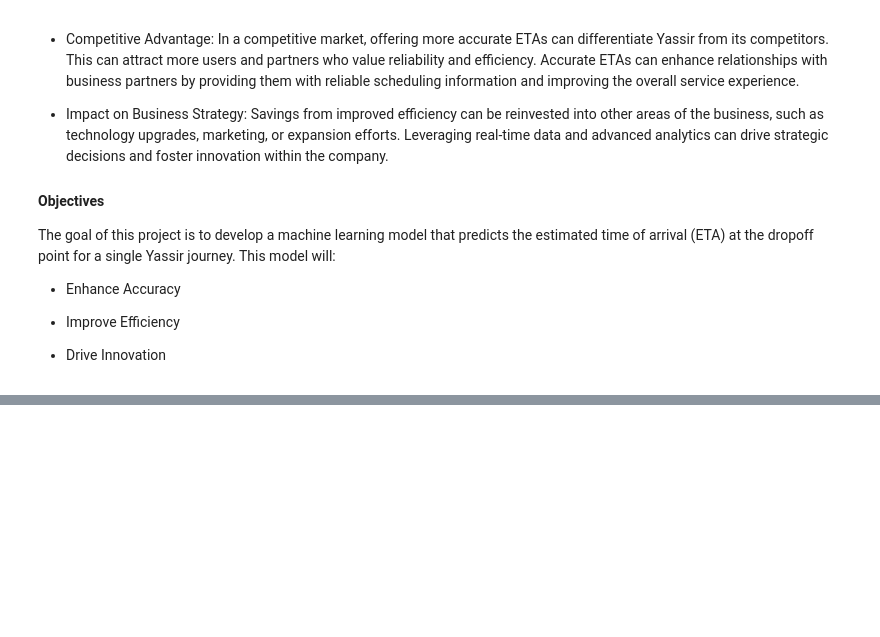
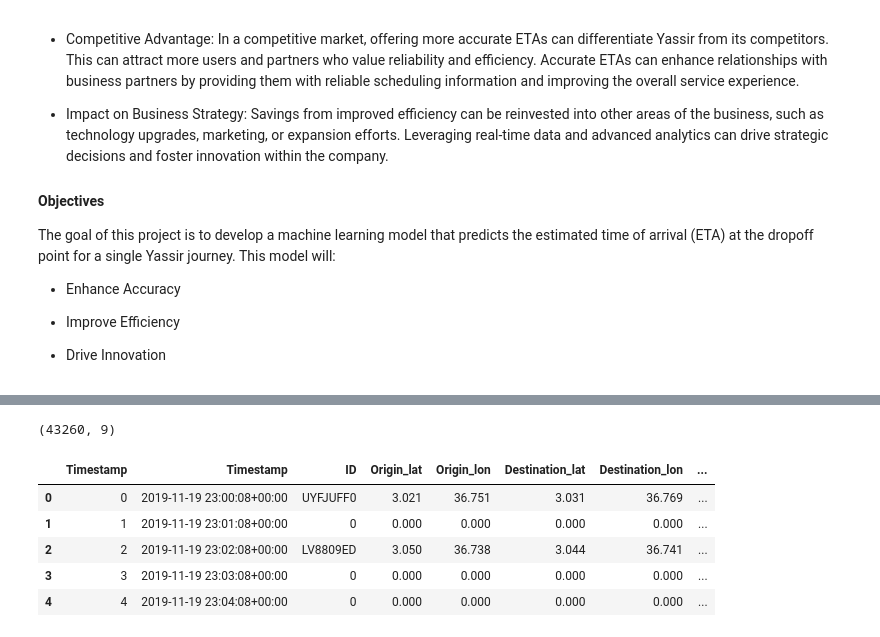
Before and after one commit to damzking/final-pro, a Jupyter notebook: Notebook/ETA-prediction.ipynb, the cells around one changed output, grey strips where cells are left out. Saved outputs shown, nothing was run; the diff lists cells and outputs as text; code cells hidden in the pictures; blank space fills up the shorter version.

Commit message:
date completeness

```diff
--- a/Notebook/ETA-prediction.ipynb
+++ b/Notebook/ETA-prediction.ipynb
@@ -43,0 +175,30 @@ Sample_df = pd.read_csv('../Dataset/SampleSubmission.csv')
+# %%
+# Generate the complete date range
+complete_date_range = pd.date_range(start=train_df1.index.min(), end=train_df1.index.max(), freq='min')
+
+Origin_lats = train_df1['Origin_lat'].unique()
+Origin_lons = train_df1['Origin_lon'].unique()
+Destination_lats = train_df1['Destination_lat'].unique()
+Destination_lons = train_df1['Destination_lon'].unique()
+
+# Create a DataFrame with all possible combinations of dates, families and stores
+all_combinations = pd.MultiIndex.from_product([complete_date_range, Origin_lats, Origin_lons], names=['Timestamp', 'Origin_lat', 'Origin_lon'])
+all_df = pd.DataFrame(index=all_combinations).reset_index()
+
+
+# Merge with the original DataFrame to fill missing values
+train_df_filled = pd.merge(all_df, train_df1, how='left', on=['Timestamp', 'Origin_lat', 'Origin_lon', 'Destination_lat', 'Destination_lon'])
+
+
+# Fill remaining missing values with zeros
+train_df_filled['Trip_distance'] = train_df_filled['Trip_distance'].fillna(0)
+train_df_filled['ETA'] = train_df_filled['ETA'].fillna(0)
+
+
+# Reindex the DataFrame
+#df_reindexed = train_df1.reindex(complete_date_range)
+
+# Identify missing dates
+#missing_dates = df_reindexed[df_reindexed.isnull().any(axis=1)].index
+#print("Missing dates:")
+#print(missing_dates)
@@ -43,0 +220,9 @@ Sample_df = pd.read_csv('../Dataset/SampleSubmission.csv')
+# %%
+#train_df_filled = pd.merge(train_df1, missing_dates, how='left', on=['Timestamp'])
+
+# Reset index to get 'Timestamp' back as a column
+train_df_filled.reset_index(inplace=True)
+train_df_filled.rename(columns={'index': 'Timestamp'}, inplace=True)
+
+print("DataFrame with missing dates filled:")
+print(train_df_filled)
@@ -43,0 +247,13 @@ Sample_df = pd.read_csv('../Dataset/SampleSubmission.csv')
+# %%
+train_df_filled.shape
+# %% [output]
+(43260, 9)
+# %%
+train_df_filled.head()
+# %% [output]
+|  | Timestamp | Timestamp | ID | Origin_lat | Origin_lon | Destination_lat | Destination_lon | ... |
+| 0 | 0 | 2019-11-19 23:00:08+00:00 | UYFJUFF0 | 3.021 | 36.751 | 3.031 | 36.769 | ... |
+| 1 | 1 | 2019-11-19 23:01:08+00:00 | 0 | 0.000 | 0.000 | 0.000 | 0.000 | ... |
+| 2 | 2 | 2019-11-19 23:02:08+00:00 | LV8809ED | 3.050 | 36.738 | 3.044 | 36.741 | ... |
+| 3 | 3 | 2019-11-19 23:03:08+00:00 | 0 | 0.000 | 0.000 | 0.000 | 0.000 | ... |
+| 4 | 4 | 2019-11-19 23:04:08+00:00 | 0 | 0.000 | 0.000 | 0.000 | 0.000 | ... |
```
Also changed, not shown: parts of 23 cells of this notebook.
